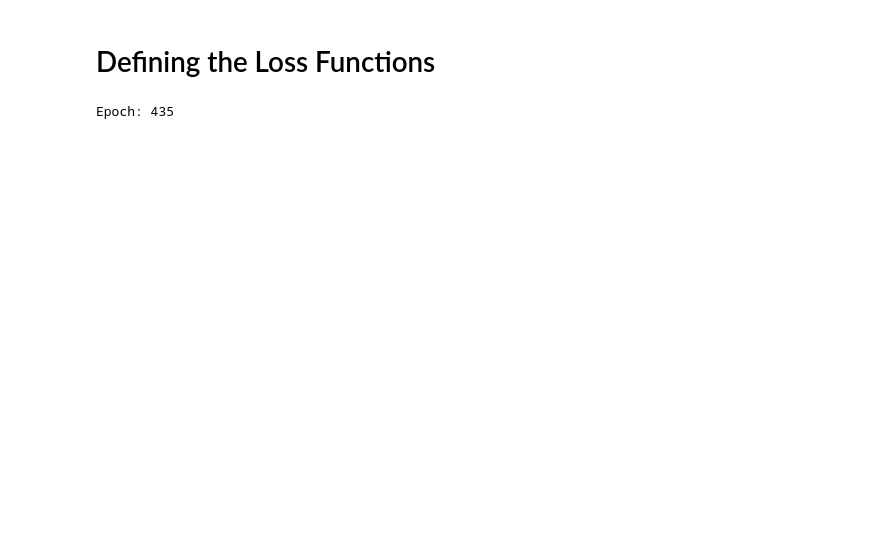
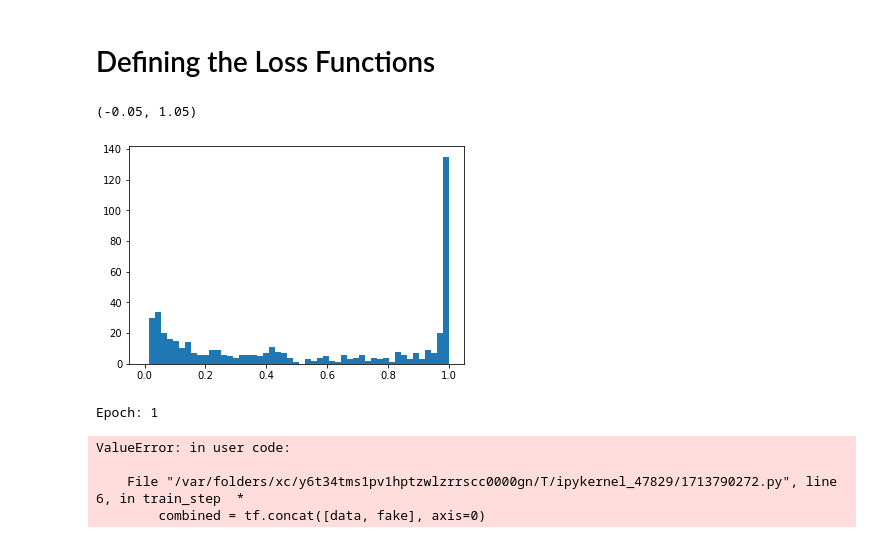
Before and after one commit to bboud/hydro-ml, a Jupyter notebook: GAN.ipynb, the cells around one changed output. Drawn from its saved outputs; the diff is of its cells as text; code cells hidden in the pictures; blank space fills up the shorter version.

```diff
--- a/GAN.ipynb
+++ b/GAN.ipynb
@@ -122,15 +113,22 @@ def generate_data(size=500):
 # %% [markdown]
 # Generator and Discriminator Models
+# %%
+DFILTER = 32
+DKERNEL = "he_normal"
+DROPOUT_RATE = 0.4
 # %%
-def define_discriminator(dimShape=(128,)):
+def define_discriminator(dimShape=(128,1)):
     #Sequential model
     model = Sequential([
-        layers.Input(shape=(128,1)),
+        layers.Input(shape=dimShape),
 
-        layers.Conv1D(4, 4, strides = 2, activation="LeakyReLU", padding="same"),
-        layers.Conv1D(4, 4, strides = 2, activation="LeakyReLU", padding="same"),
-        layers.Conv1D(4, 4, strides = 2, activation="LeakyReLU", padding="same"),
-        layers.Conv1D(4, 4, strides = 2, activation="LeakyReLU", padding="same"),
+        layers.Conv1D(DFILTER, 4, strides = 2, activation="LeakyReLU", padding="same", kernel_initializer=DKERNEL),
+        layers.Dropout(DROPOUT_RATE),
+        layers.Conv1D(DFILTER, 4, strides = 2, activation="LeakyReLU", padding="same", kernel_initializer=DKERNEL),
+        layers.Dropout(DROPOUT_RATE),
+        layers.Conv1D(DFILTER, 4, strides = 2, activation="LeakyReLU", padding="same", kernel_initializer=DKERNEL),
+        layers.Dropout(DROPOUT_RATE),
+        layers.Conv1D(DFILTER, 4, strides = 2, activation="LeakyReLU", padding="same", kernel_initializer=DKERNEL),
 
         layers.GlobalMaxPool1D(),
 
@@ -296,5 +300,20 @@ def train(epochs):
+# %%
+testData, testLabels = generate_data(500)
+
+predictions = D.predict(testData)
+
+fig = plt.figure()
+plt.hist(abs(predictions.reshape(500) - testLabels), 50)
+plt.xlim([-0.05, 1.05])
+# %% [output]
+(-0.05, 1.05)
+[figure, added]
 # %%
-total_gen_loss, total_disc_loss = train(450)
+total_gen_loss, total_disc_loss = train(2000)
 # %% [output]
-Epoch: 435
+Epoch: 1
+ValueError: in user code:
+
+    File "/var/folders/xc/y6t34tms1pv1hptzwlzrrscc0000gn/T/ipykernel_47829/1713790272.py", line 6, in train_step  *
+        combined = tf.concat([data, fake], axis=0)
 # %%
```
Also changed, not shown: parts of 21 cells of this notebook, 4 other files.
